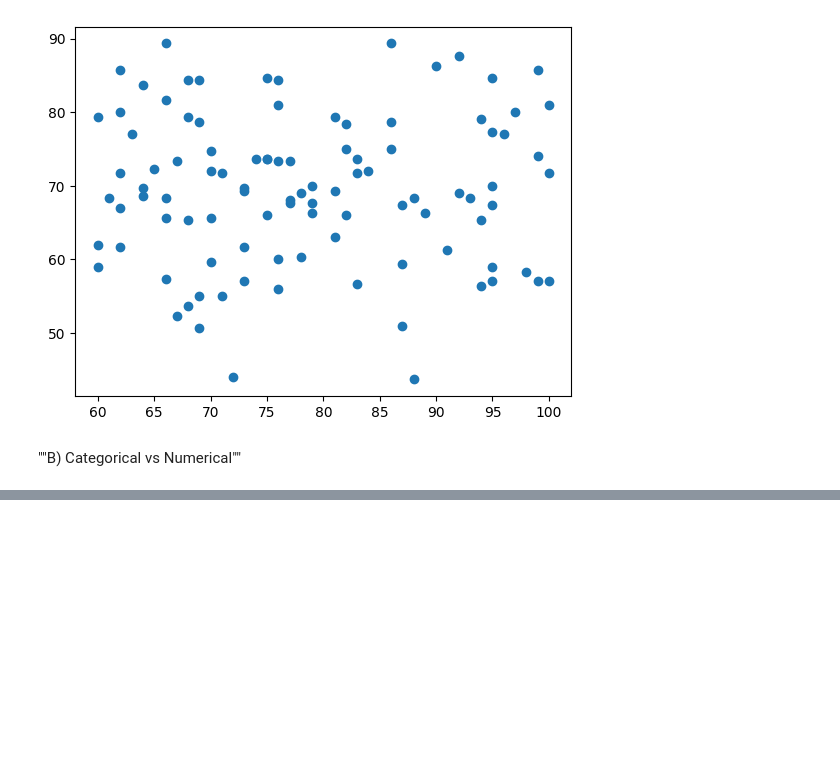
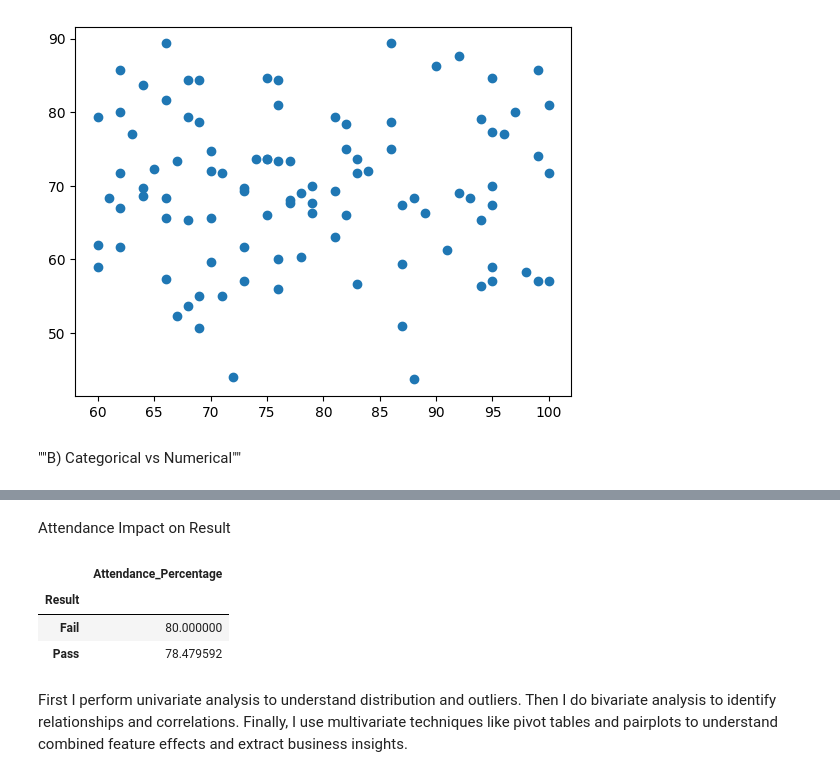
Before and after one commit to Malaika-Hanif/student-performance-analysis, a Jupyter notebook: student_performance_analysis.ipynb, the cells around one changed output, grey strips where cells are left out. Drawn from its saved outputs; the diff is of its cells as text; code cells hidden in the pictures; blank space fills up the shorter version.

```diff
--- a/student_performance_analysis.ipynb
+++ b/student_performance_analysis.ipynb
@@ -390,0 +439,15 @@ plt.show()
+# %% [markdown]
+Attendance Impact on Result
+# %%
+pd.pivot_table(df,
+               values="Attendance_Percentage",
+               index="Result")
+# %% [output]
+|  | Attendance_Percentage |
+| Result |  |
+| Fail | 80.000000 |
+| Pass | 78.479592 |
+# %% [markdown]
+First I perform univariate analysis to understand distribution and outliers.
+Then I do bivariate analysis to identify relationships and correlations.
+Finally, I use multivariate techniques like pivot tables and pairplots to understand combined feature effects and extract business insights.
```
Also changed, not shown: parts of 9 cells of this notebook.
